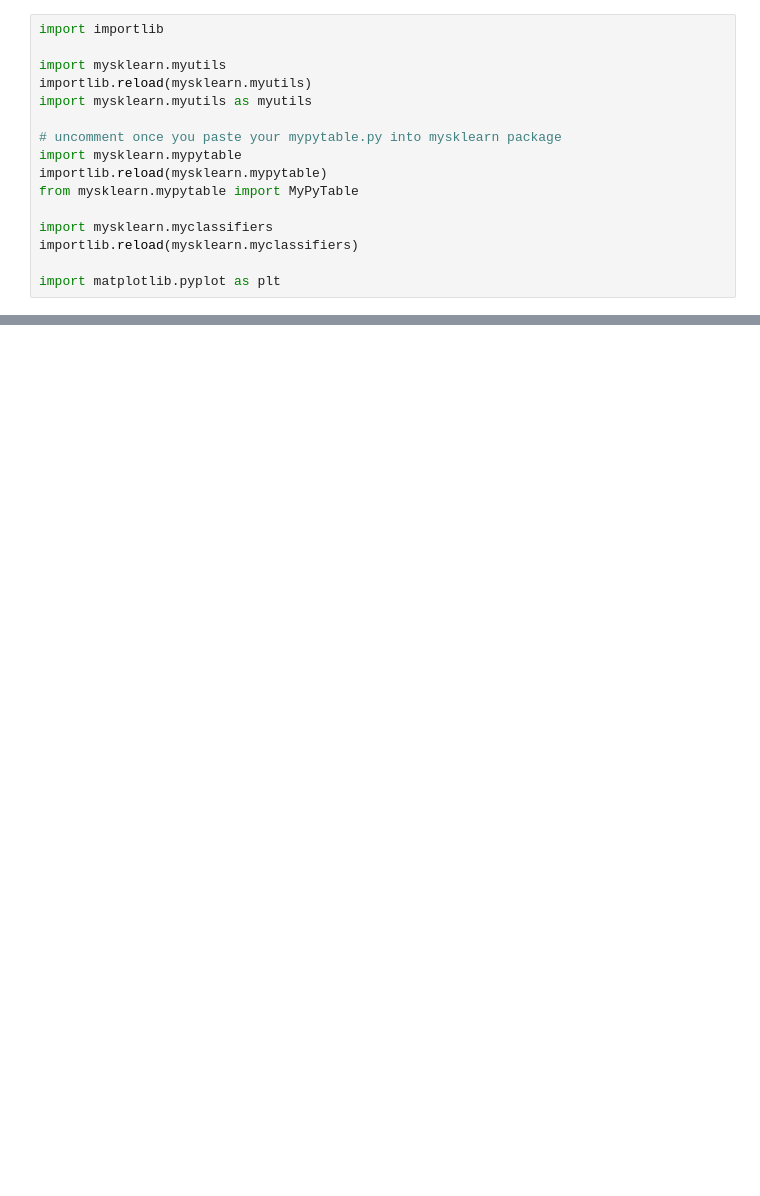
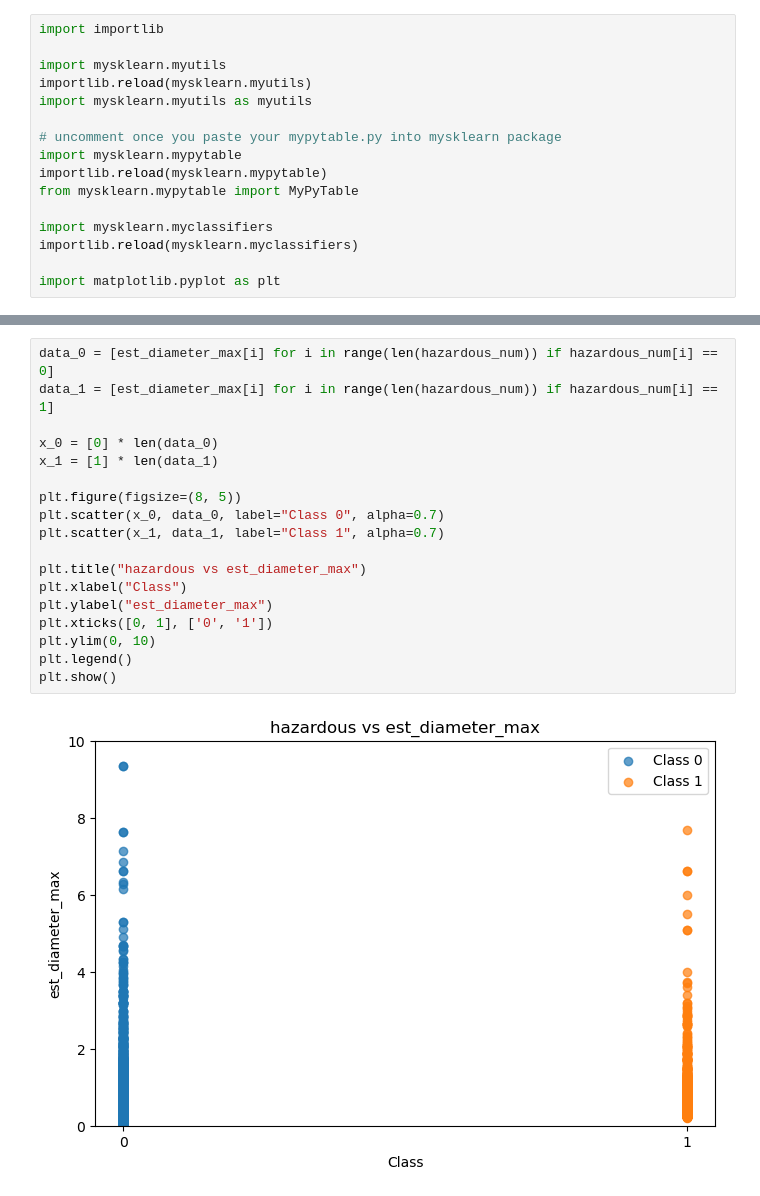
Before and after one commit to moyigu/CPSC322-Final-Project, a Jupyter notebook: analysis.ipynb, the cells around one changed output, grey strips where cells are left out. Cells and saved outputs as stored; diff of their text form; blank space fills up the shorter version.

```diff
--- a/analysis.ipynb
+++ b/analysis.ipynb
@@ -59,0 +65,20 @@ plt.show()
+# %%
+data_0 = [est_diameter_max[i] for i in range(len(hazardous_num)) if hazardous_num[i] == 0]
+data_1 = [est_diameter_max[i] for i in range(len(hazardous_num)) if hazardous_num[i] == 1]
+
+x_0 = [0] * len(data_0)
+x_1 = [1] * len(data_1)
+
+plt.figure(figsize=(8, 5))
+plt.scatter(x_0, data_0, label="Class 0", alpha=0.7)
+plt.scatter(x_1, data_1, label="Class 1", alpha=0.7)
+
+plt.title("hazardous vs est_diameter_max")
+plt.xlabel("Class")
+plt.ylabel("est_diameter_max")
+plt.xticks([0, 1], ['0', '1'])
+plt.ylim(0, 10)
+plt.legend()
+plt.show()
+# %% [output]
+[figure, added]
```
Also changed, not shown: parts of 8 cells of this notebook, 8 other files.
